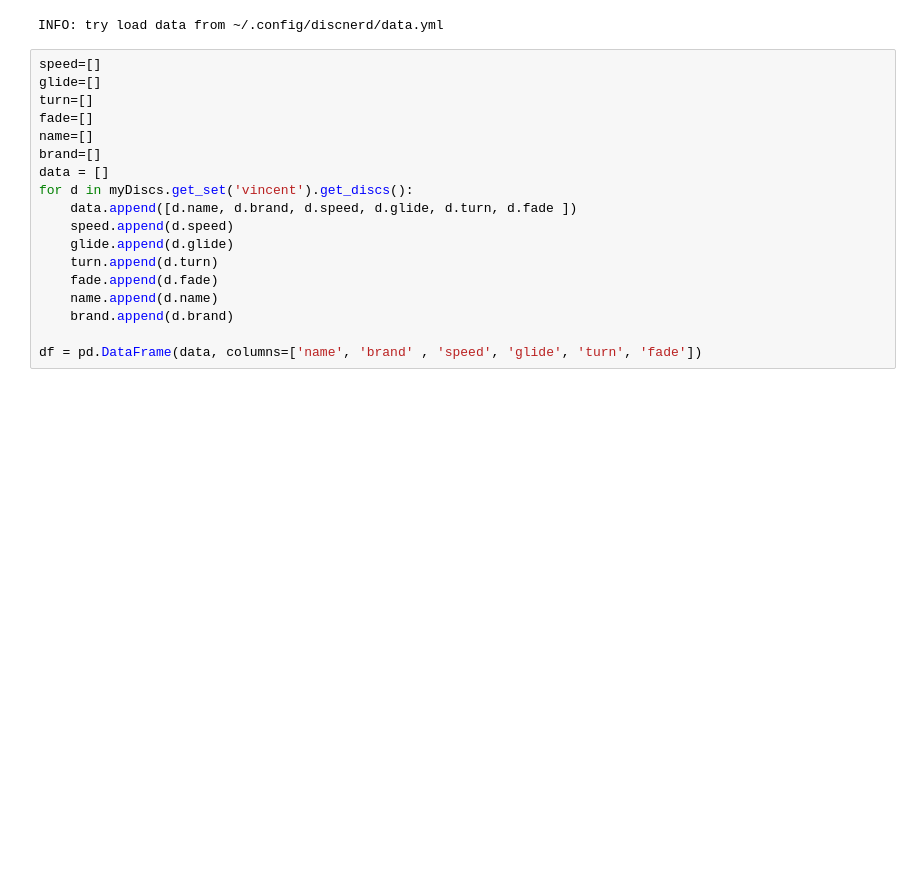
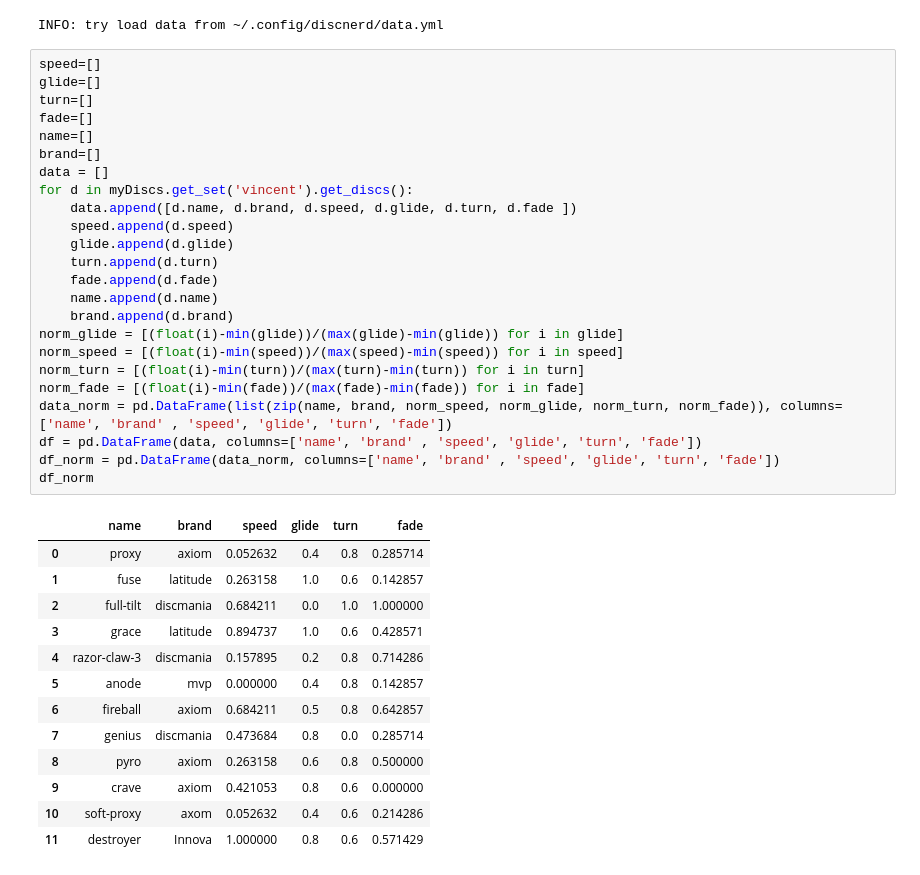
Before and after one commit to Vincinator/my-discs, a Jupyter notebook: notes/explore_discs.ipynb, the cells around one changed output. Saved outputs shown, nothing was run; the diff lists cells and outputs as text; blank space fills up the shorter version.

```diff
--- a/notes/explore_discs.ipynb
+++ b/notes/explore_discs.ipynb
@@ -16,19 +16,39 @@ INFO: try load data from ~/.config/discnerd/data.yml
 # %%
 speed=[]
 glide=[]
 turn=[]
 fade=[]
 name=[]
 brand=[]
 data = []
 for d in myDiscs.get_set('vincent').get_discs():
     data.append([d.name, d.brand, d.speed, d.glide, d.turn, d.fade ])
     speed.append(d.speed)
     glide.append(d.glide)
     turn.append(d.turn)
     fade.append(d.fade)
     name.append(d.name)
     brand.append(d.brand)
-
+norm_glide = [(float(i)-min(glide))/(max(glide)-min(glide)) for i in glide]
+norm_speed = [(float(i)-min(speed))/(max(speed)-min(speed)) for i in speed]
+norm_turn = [(float(i)-min(turn))/(max(turn)-min(turn)) for i in turn]
+norm_fade = [(float(i)-min(fade))/(max(fade)-min(fade)) for i in fade]
+data_norm = pd.DataFrame(list(zip(name, brand, norm_speed, norm_glide, norm_turn, norm_fade)), columns=['name', 'brand' , 'speed', 'glide', 'turn', 'fade'])
 df = pd.DataFrame(data, columns=['name', 'brand' , 'speed', 'glide', 'turn', 'fade'])
+df_norm = pd.DataFrame(data_norm, columns=['name', 'brand' , 'speed', 'glide', 'turn', 'fade'])
+df_norm
+# %% [output]
+|  | name | brand | speed | glide | turn | fade |
+| 0 | proxy | axiom | 0.052632 | 0.4 | 0.8 | 0.285714 |
+| 1 | fuse | latitude | 0.263158 | 1.0 | 0.6 | 0.142857 |
+| 2 | full-tilt | discmania | 0.684211 | 0.0 | 1.0 | 1.000000 |
+| 3 | grace | latitude | 0.894737 | 1.0 | 0.6 | 0.428571 |
+| 4 | razor-claw-3 | discmania | 0.157895 | 0.2 | 0.8 | 0.714286 |
+| 5 | anode | mvp | 0.000000 | 0.4 | 0.8 | 0.142857 |
+| 6 | fireball | axiom | 0.684211 | 0.5 | 0.8 | 0.642857 |
+| 7 | genius | discmania | 0.473684 | 0.8 | 0.0 | 0.285714 |
+| 8 | pyro | axiom | 0.263158 | 0.6 | 0.8 | 0.500000 |
+| 9 | crave | axiom | 0.421053 | 0.8 | 0.6 | 0.000000 |
+| 10 | soft-proxy | axom | 0.052632 | 0.4 | 0.6 | 0.214286 |
+| 11 | destroyer | Innova | 1.000000 | 0.8 | 0.6 | 0.571429 |
 # %%
```
Also changed, not shown: parts of 4 cells of this notebook.
